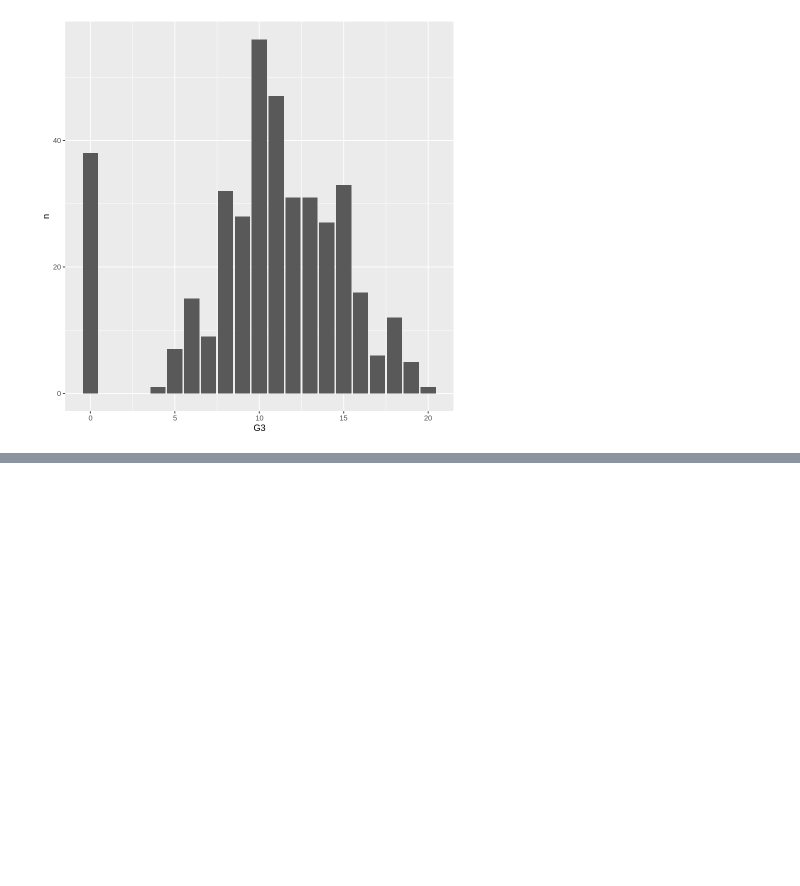
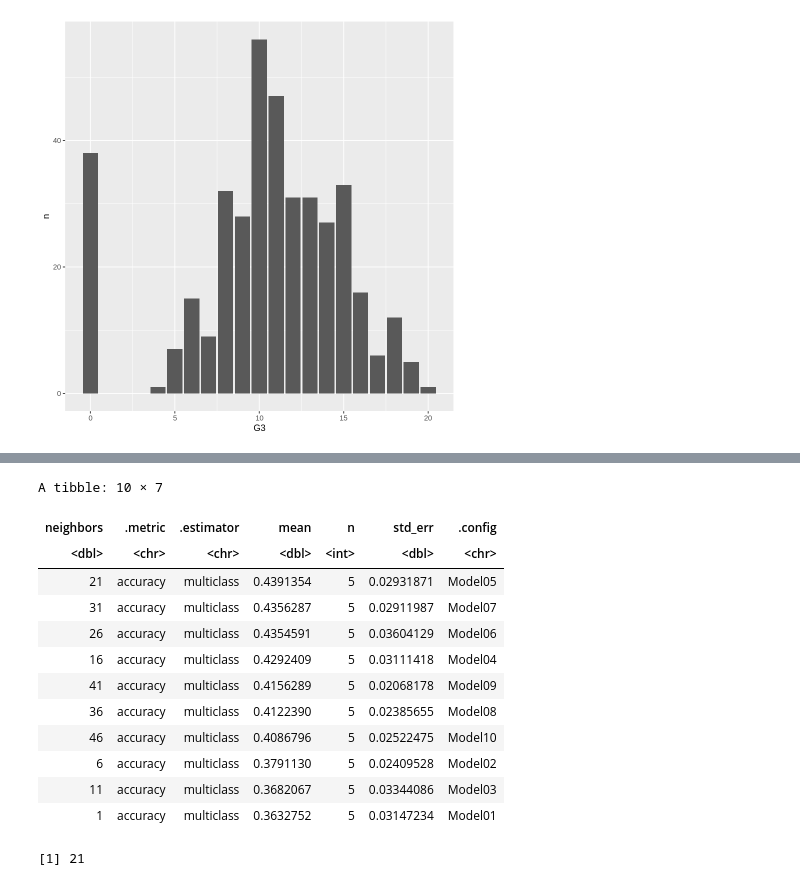
Before and after one commit to edsters78/DSCI100_Project, a Jupyter notebook: project.ipynb, the cells around one changed output, grey strips where cells are left out. Drawn from its saved outputs; the diff is of its cells as text; code cells hidden in the pictures; blank space fills up the shorter version.

```diff
--- a/project.ipynb
+++ b/project.ipynb
@@ -372,0 +280,26 @@ A tibble: 2 × 3
+# %%
+#pulling out best k (usually 21/26)
+sdf_accuracies <- sdf_results %>%
+    filter(.metric == "accuracy") %>%
+    arrange(desc(mean))
+sdf_accuracies
+
+sdf_k_best <- sdf_accuracies %>%
+    slice(1) %>%
+    pull(neighbors)
+sdf_k_best
+# %% [output]
+A tibble: 10 × 7
+| neighbors | .metric | .estimator | mean | n | std_err | .config |
+| <dbl> | <chr> | <chr> | <dbl> | <int> | <dbl> | <chr> |
+| 21 | accuracy | multiclass | 0.4391354 | 5 | 0.02931871 | Model05 |
+| 31 | accuracy | multiclass | 0.4356287 | 5 | 0.02911987 | Model07 |
+| 26 | accuracy | multiclass | 0.4354591 | 5 | 0.03604129 | Model06 |
+| 16 | accuracy | multiclass | 0.4292409 | 5 | 0.03111418 | Model04 |
+| 41 | accuracy | multiclass | 0.4156289 | 5 | 0.02068178 | Model09 |
+| 36 | accuracy | multiclass | 0.4122390 | 5 | 0.02385655 | Model08 |
+| 46 | accuracy | multiclass | 0.4086796 | 5 | 0.02522475 | Model10 |
+| 6 | accuracy | multiclass | 0.3791130 | 5 | 0.02409528 | Model02 |
+| 11 | accuracy | multiclass | 0.3682067 | 5 | 0.03344086 | Model03 |
+| 1 | accuracy | multiclass | 0.3632752 | 5 | 0.03147234 | Model01 |
+[1] 21
```
Also changed, not shown: parts of 13 cells of this notebook.
